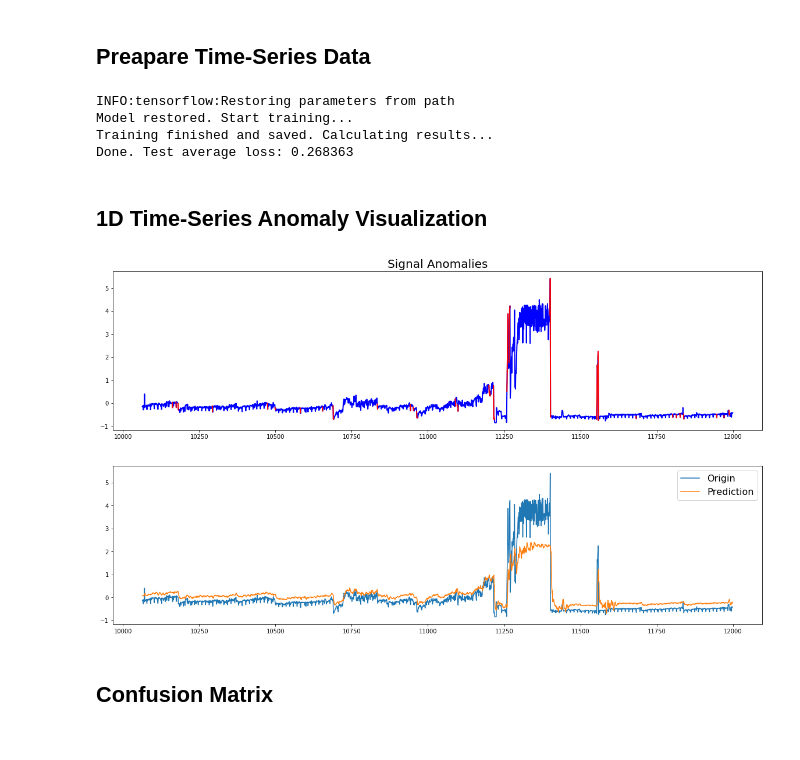
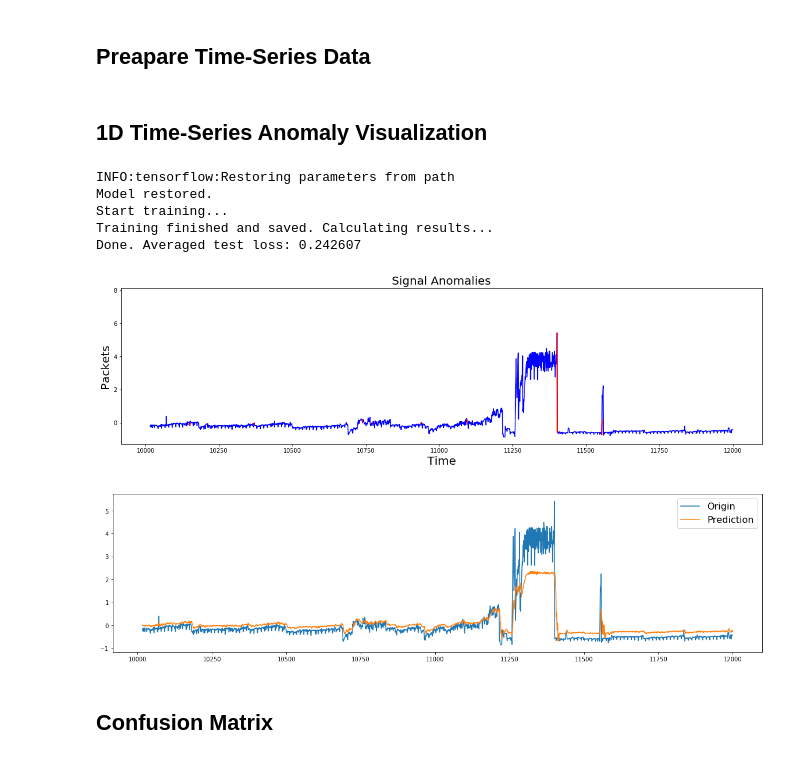
Before and after one commit to tomerlangeibm/Analytics, a Jupyter notebook: VPC Flow Logs Analytics.ipynb, the cells around one changed output. Drawn from its saved outputs; the diff is of its cells as text; code cells hidden in the pictures.

```diff
--- a/VPC Flow Logs Analytics.ipynb
+++ b/VPC Flow Logs Analytics.ipynb
@@ -664,39 +641,43 @@ DONE
 # "data_name" is the name of the chosen dataset
 data_name = "Ext_data"
 # "data_df" consists of one column, which is the original signal we try to predict
-data_df = get_data(data_name).iloc[2000:12000]
+data_df = get_data(data_name).loc[2000:12000, ["Ext_data"]]
 
 split_index = int(0.8*len(data_df.index))
 train_df, test_df = standardize(data_df[:split_index]), standardize(data_df[split_index:])
-train_set, train_labels = time_series(train_df, window=32)
-test_set, test_labels = time_series(test_df, window=32)
+train_set, train_labels = time_series(train_df, window=16)
+test_set, test_labels = time_series(test_df, window=16)
 
 train_size, test_size = len(train_set.index), len(test_set.index)
 sample_len, label_len = len(train_set.columns), len(train_labels.columns)
-# %%
-scores, pred = cnn_anomaly_detection(train_set, test_set, train_labels, test_labels, max_epochs=10, initial=False)
-# %% [output]
-INFO:tensorflow:Restoring parameters from path
-Model restored. Start training...
-Training finished and saved. Calculating results...
-Done. Test average loss: 0.268363
 # %% [markdown]
 ## 1D Time-Series Anomaly Visualization
+# %%
+pred = cnn_anomaly_detection(train_set, test_set, train_labels, test_labels, max_epochs=30, batch_size=32, initial=False, tolerance=5)
+# %% [output]
+INFO:tensorflow:Restoring parameters from path
+Model restored.
+Start training...
+Training finished and saved. Calculating results...
+Done. Averaged test loss: 0.242607
 # %%
+actual = np.reshape(test_labels.values, len(test_labels.index))
+scores = calculate_scores(pred, actual, "relative")
+anomalies = find_anomalies_dynamic(scores, window=100, thresh=9)
+
 xaxis = test_set.index.to_pydatetime() if data_name!="Ext_data" else test_set.index.values
 yaxis = [test_df.loc[x] for x in xaxis]
 
-anomalies = find_anomalies_dynamic(scores, window = 100, thresh=3)
-anomaly_visualization(xaxis, yaxis, anomalies)
+
+anomaly_visualization(xaxis, yaxis, anomalies, draw_trends=False)
 
 plt.figure(figsize=(20, 5))
-plt.plot(xaxis, yaxis, xaxis, np.reshape(pred, len(xaxis)))
+plt.plot(xaxis, yaxis, xaxis, pred)
 plt.legend(["Origin", "Prediction"], prop={'size': 16})
-
 plt.show()
 # %% [output]
-[figure, old version]
+[figure, new version]
-[figure, old version]
+[figure, new version]
 # %% [markdown]
 ## Confusion Matrix
 # %%
```
Also changed, not shown: parts of 7 cells of this notebook.
